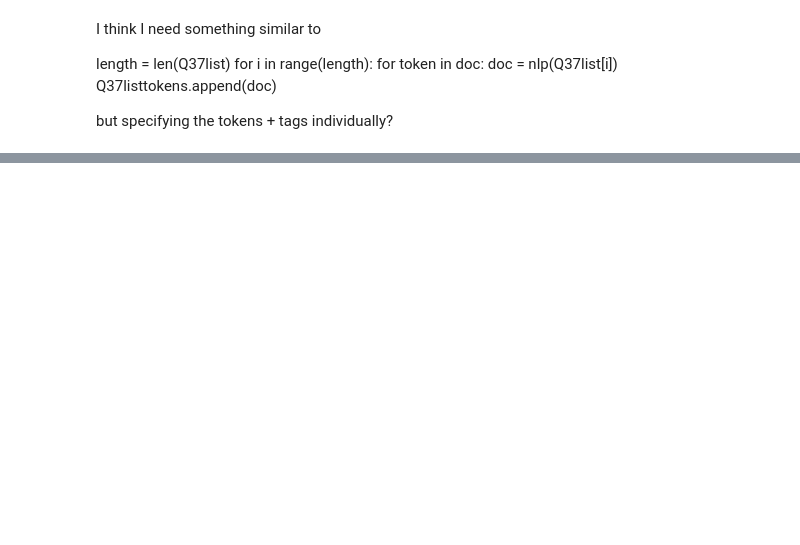
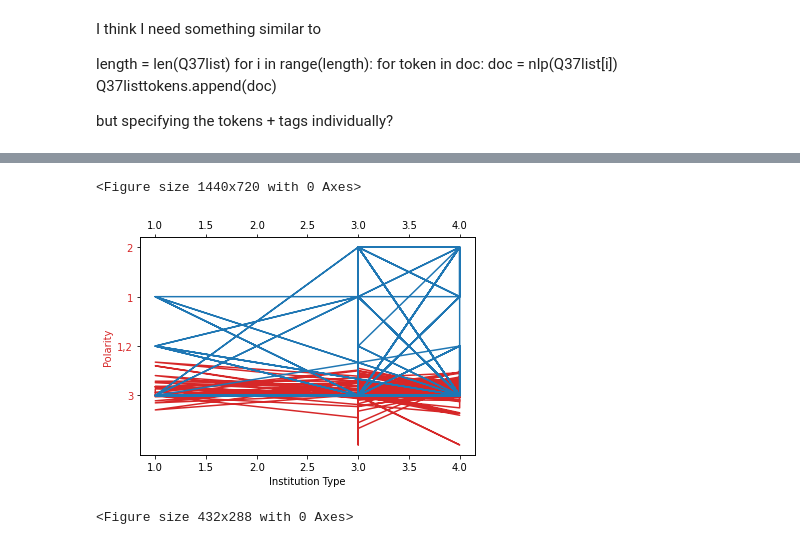
Before and after one commit to JillianMellen/NLP, a Jupyter notebook: NLPtesting.ipynb, the cells around one changed output, grey strips where cells are left out. Saved outputs shown, nothing was run; the diff lists cells and outputs as text; code cells hidden in the pictures; blank space fills up the shorter version.

```diff
--- a/NLPtesting.ipynb
+++ b/NLPtesting.ipynb
@@ -133,0 +188,29 @@ but specifying the tokens + tags individually?
+# %%
+Institution = NLPdftest["Q3"]
+Taughtbefore = NLPdftest["Q8"]
+Polarity = NLPdftest["Polarity"]
+
+plt.figure(figsize=(20,10))
+fig, ax1 = plt.subplots()
+
+color = 'tab:red'
+ax1.set_xlabel('Institution Type')
+ax1.set_ylabel('Polarity', color=color)
+ax1.plot(Institution, Polarity, color=color)
+ax1.tick_params(axis='y', labelcolor=color)
+
+ax2 = ax1.twiny()  # instantiate a second axes that shares the same x-axis
+
+color = 'tab:blue'
+ax2.set_ylabel('Taught Before', color=color)
+ax2.plot(Institution, Taughtbefore, color=color)
+ax2.tick_params(axis='y', labelcolor=color)
+
+#fig.tight_layout()  # otherwise the right y-label is slightly clipped
+plt.show()
+
+plt.savefig('testplots.png')
+# %% [output]
+<Figure size 1440x720 with 0 Axes>
+[figure, added]
+<Figure size 432x288 with 0 Axes>
```
Also changed, not shown: parts of 24 cells of this notebook.
